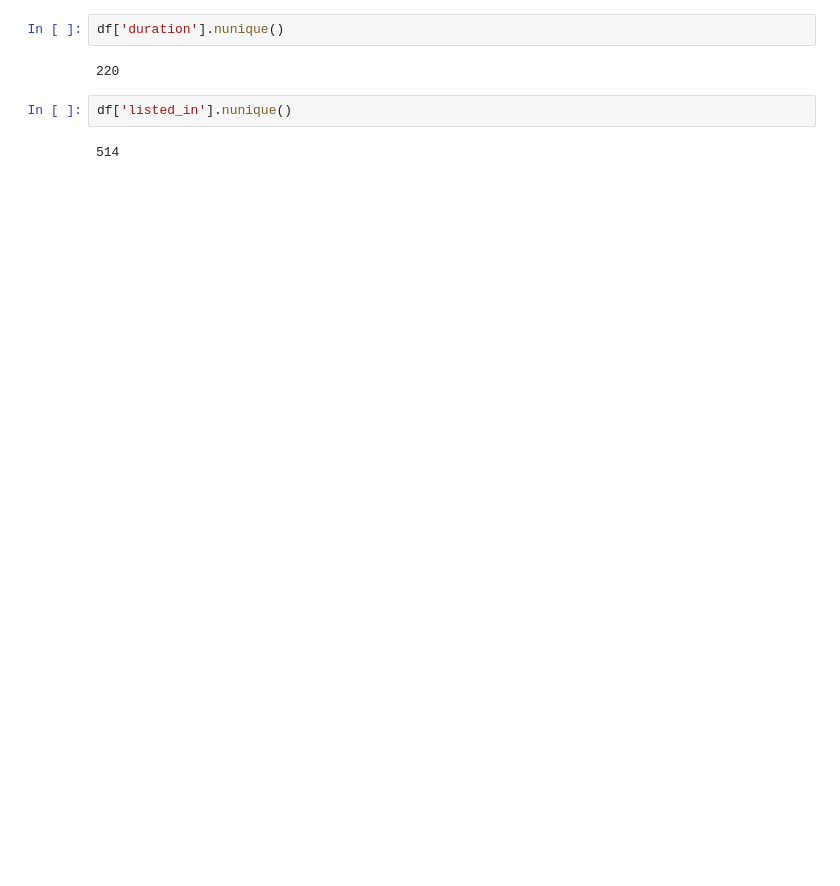
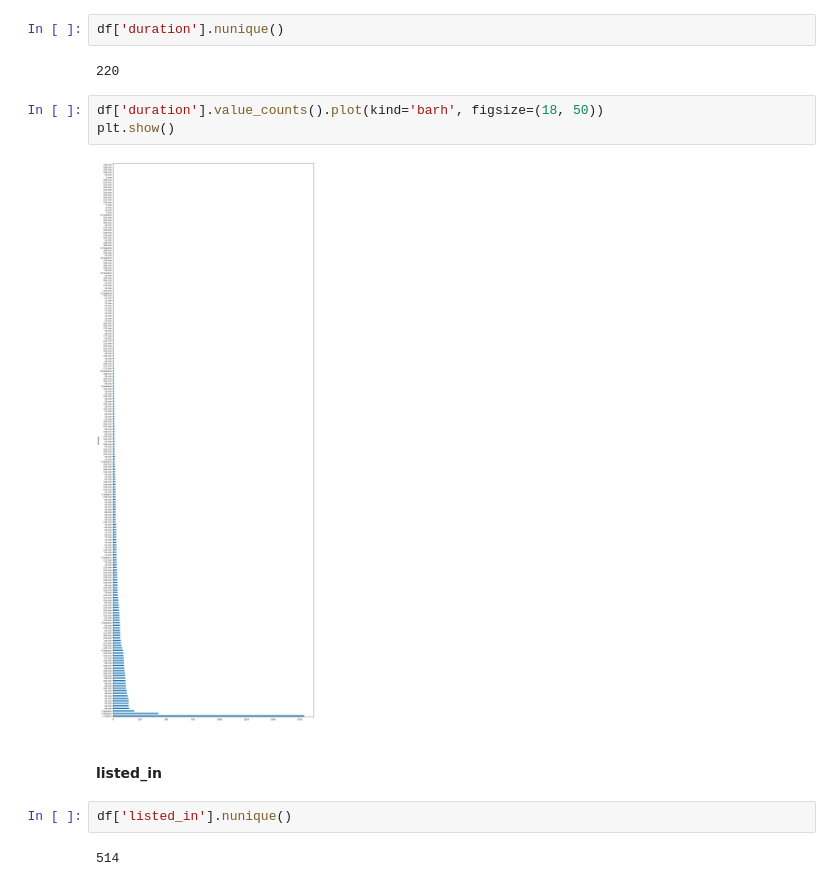
Before and after one commit to FatimaQatami/netflix_data, a Jupyter notebook: netflix_data.ipynb, the cells around one changed output. Saved outputs shown, nothing was run; the diff lists cells and outputs as text; blank space fills up the shorter version.

```diff
--- a/netflix_data.ipynb
+++ b/netflix_data.ipynb
@@ -113,6 +141,13 @@ array(['PG-13', 'TV-MA', 'PG', 'TV-14', 'TV-PG', 'TV-Y', 'TV-Y7', 'R',
 df['duration'].nunique()
 # %% [output]
 220
+# %%
+df['duration'].value_counts().plot(kind='barh', figsize=(18, 50))
+plt.show()
+# %% [output]
+[figure, added]
+# %% [markdown]
+#### listed_in
 # %%
 df['listed_in'].nunique()
 # %% [output]
```
Also changed, not shown: parts of 16 cells of this notebook.
